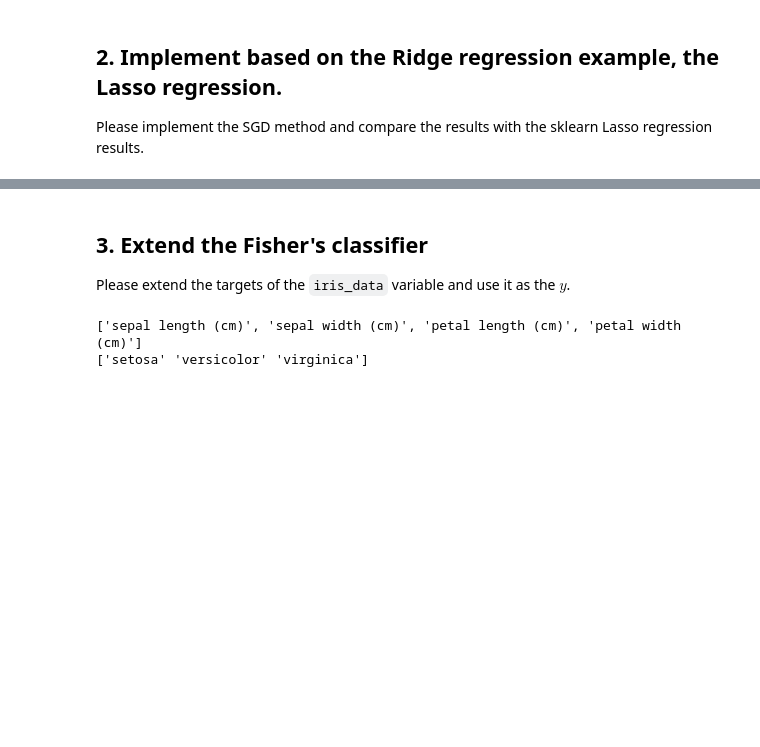
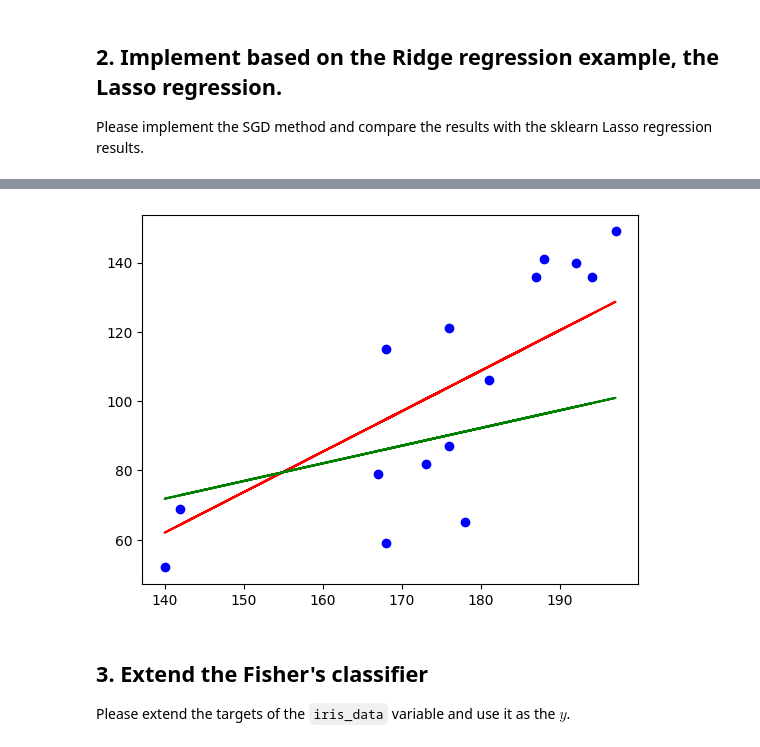
Before and after one commit to DanielBros1/machineLearning, a Jupyter notebook: 01_LinearRegression.ipynb, the cells around one changed output, grey strips where cells are left out. Drawn from its saved outputs; the diff is of its cells as text; code cells hidden in the pictures; blank space fills up the shorter version.

```diff
--- a/01_LinearRegression.ipynb
+++ b/01_LinearRegression.ipynb
@@ -15,10 +15,10 @@ import numpy as np
 
 You need to change the variable ``alpha`` to be a list of alphas. Next do a loop and finally compare the results.
 # %%
-x = np.array([188, 181, 197, 168, 167, 187, 178, 194, 140, 176, 168, 192, 173, 142, 176]).reshape(-1, 1).reshape(15,1)
+X = np.array([188, 181, 197, 168, 167, 187, 178, 194, 140, 176, 168, 192, 173, 142, 176]).reshape(-1, 1).reshape(15, 1)
 y = np.array([141, 106, 149, 59, 79, 136, 65, 136, 52, 87, 115, 140, 82, 69, 121]).reshape(-1, 1).reshape(15,1)
 
-x = np.asmatrix(np.c_[np.ones((15,1)),x])
+X = np.asmatrix(np.c_[np.ones((15, 1)),X])
 
 I = np.identity(2)
 alphas = [0.05, 0.1, 0.4, 0.8, 1.5, 2.0]
@@ -27,7 +27,7 @@ results = {}
 
 for alpha in alphas:
 # add 1-3 line of code here
-    w = np.linalg.inv(x.T*x + alpha * I)*x.T*y
+    w = np.linalg.inv(X.T * X + alpha * I) * X.T * y
     w=w.ravel()
     results[alpha] = w
 
@@ -37,7 +37,7 @@ for alpha in results:
 
 
 import matplotlib.pyplot as plt
-x_array = np.array(x[:,1]).flatten()
+x_array = np.array(X[:, 1]).flatten()
 y_array = np.array(y).flatten()
 plt.scatter(x_array, y_array, color='blue', marker='o')
 
@@ -81,10 +71,21 @@ x = np.asmatrix(np.c_[np.ones((15,1)),x])
 I = np.identity(2)
 alpha = 0.1
 epochs = 10
+learning_rate = 0.00002
 
+w = np.linalg.inv(x.T*x + alpha * I)*x.T*y
+w=w.ravel()
+print(w)
 
-w0, w1 = random.uniform(-1, 1), random.uniform(-1, 1)
+np.random.seed(110)
+w_sgd = np.random.randn(2,1)
 
-
-w = np.linalg.inv(x.T*x + alpha * I)*x.T*y # update this line
-w=w.ravel()
+for epoch in range(epochs):
+    random_index = np.random.randint(len(x))
+    print(f'Epoch: {epoch}, Random Index: {random_index}')
+    xi = x[random_index:random_index+1]
+    yi = y[random_index:random_index+1]
+    print(f'xi: {xi}, yi: {yi}')
+    gradients = 2 * xi.T.dot(xi.dot(w_sgd) - yi)
+    w_sgd = w_sgd - learning_rate * gradients
+print(w_sgd)
@@ -91,3 +110,10 @@ w=w.ravel()
+# %%
+plt.scatter(x_array, y_array, color='blue', marker='o')
+plt.plot(x_array, w[0, 0] + w[0, 1]*x_array, color='red')
+plt.plot(x_array, w_sgd[0, 0] + w_sgd[1, 0]*x_array, color='green')
+plt.show()
+# %% [output]
+[figure, added]
 # %% [markdown]
 ## 3. Extend the Fisher's classifier
 
@@ -100,11 +126,12 @@ from sklearn.datasets import load_iris
 
 iris_data = load_iris()
 iris_df = pd.DataFrame(iris_data.data,columns=iris_data.feature_names)
+
 iris_df['class'] = iris_data.target
 
-x1 = iris_df['sepal width (cm)'].values
-x2 = iris_df['sepal length (cm)'].values
-y = iris_df['class'].values
+x = iris_df[['sepal length (cm)', 'sepal width (cm)']].values
+y = iris_df['class'].values.reshape(-1, 1)
+# y = iris_df['class'].values
 
 dataset_size = np.size(x)
 
@@ -116,11 +143,4 @@ SS_xx = np.sum(x * x) - dataset_size * mean_x * mean_x
 a = SS_xy / SS_xx
 b = mean_y - a * mean_x
 
-# print all features
-print(iris_data.feature_names)
-print(iris_data.target_names)
-
 y_pred = a * x + b
-# %% [output]
-['sepal length (cm)', 'sepal width (cm)', 'petal length (cm)', 'petal width (cm)']
-['setosa' 'versicolor' 'virginica']
```
Also changed, not shown: parts of 3 cells of this notebook.
